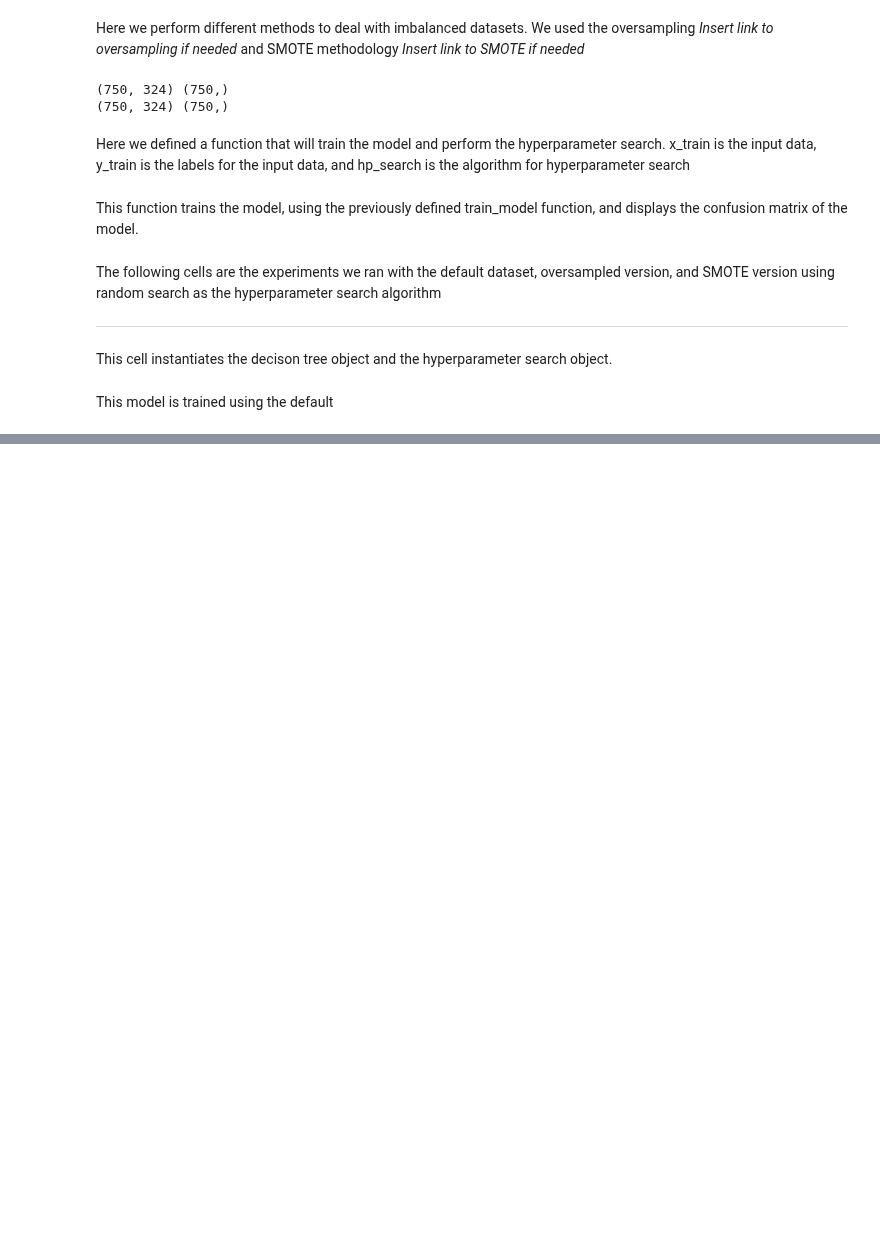
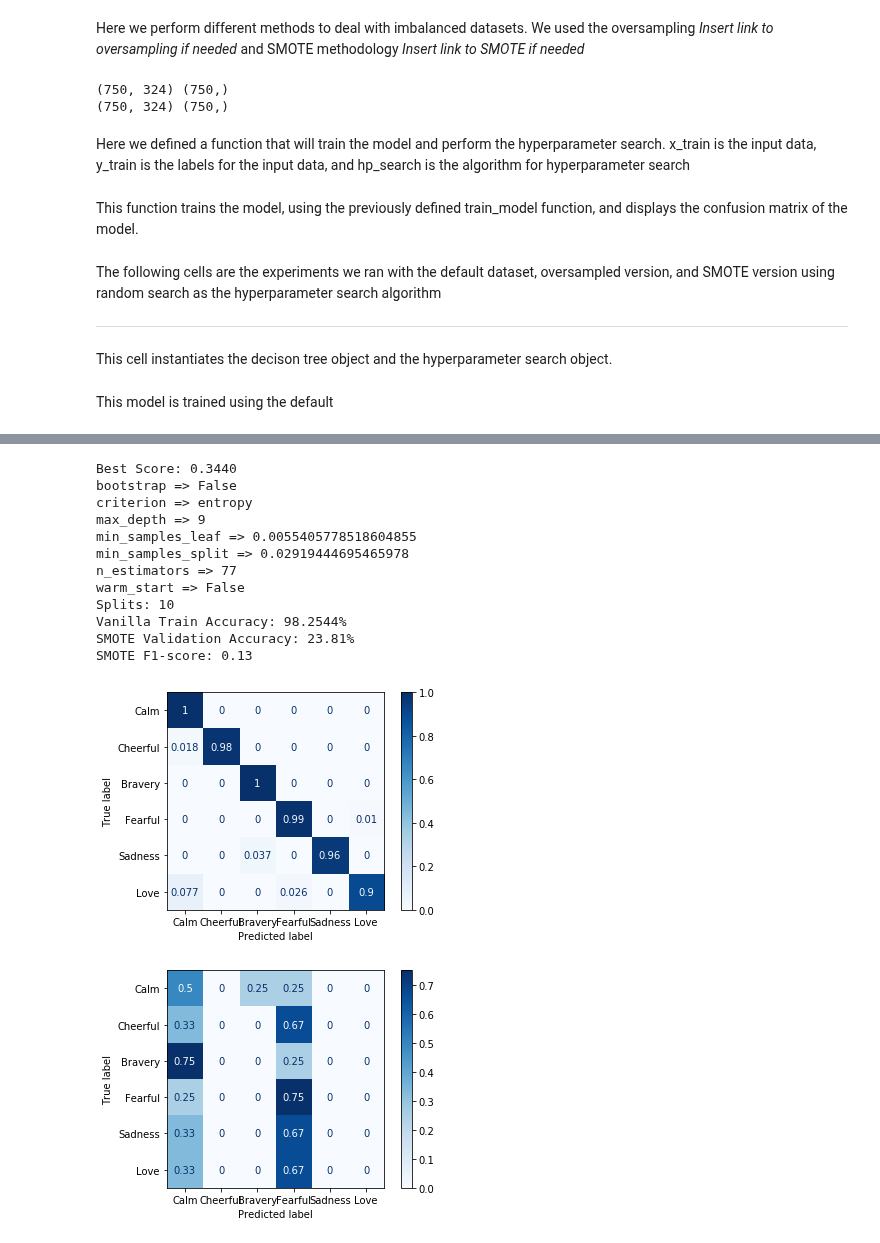
Before and after one commit to gracielnunciob/XLB48, a Jupyter notebook: Notebooks/Training/Decision Tree Classifier Hyperparameter Search.ipynb, the cells around one changed output, grey strips where cells are left out. Saved outputs shown, nothing was run; the diff lists cells and outputs as text; code cells hidden in the pictures; blank space fills up the shorter version.

```diff
--- a/Notebooks/Training/Decision Tree Classifier Hyperparameter Search.ipynb
+++ b/Notebooks/Training/Decision Tree Classifier Hyperparameter Search.ipynb
@@ -168,7 +155,22 @@ random_search_random_forest = \
                                            n_jobs=-1)
 # %%
 print_res("Vanilla",x_train,y_train,random_search_random_forest)
-test_res("SMOTE",x_val,y_val,random_search_random_forest)
+test_res("Vanilla",x_val,y_val,random_search_random_forest)
+# %% [output]
+Best Score: 0.3440
+bootstrap => False
+criterion => entropy
+max_depth => 9
+min_samples_leaf => 0.0055405778518604855
+min_samples_split => 0.02919444695465978
+n_estimators => 77
+warm_start => False
+Splits: 10
+Vanilla Train Accuracy: 98.2544%
+SMOTE Validation Accuracy: 23.81%
+SMOTE F1-score: 0.13
+[figure, added]
+[figure, added]
 # %%
 print_res("Random Oversampling",x_os,y_os,random_search_random_forest)
 test_res("Random Oversampling",x_val,y_val,random_search_random_forest)
```
Also changed, not shown: parts of 6 cells of this notebook, 3 other files.
